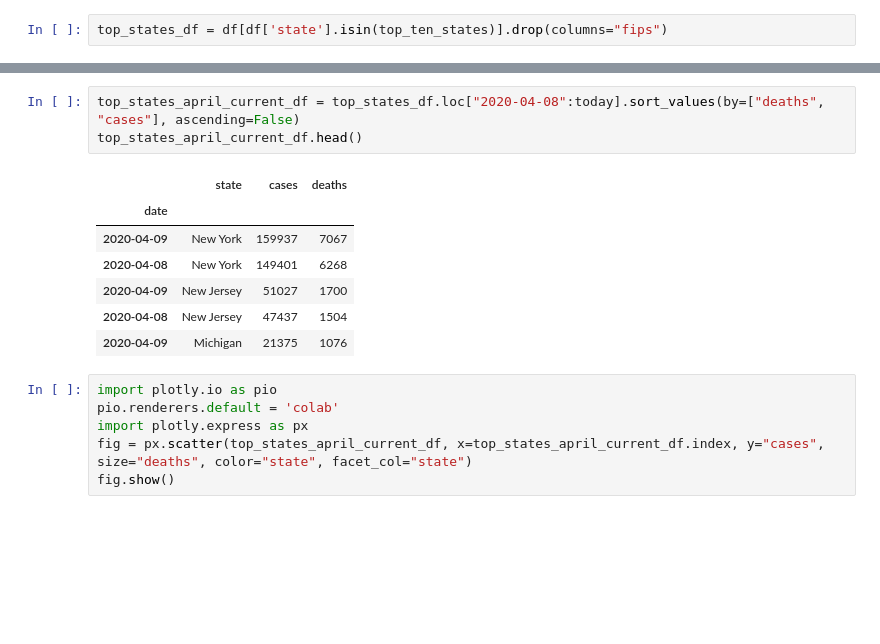
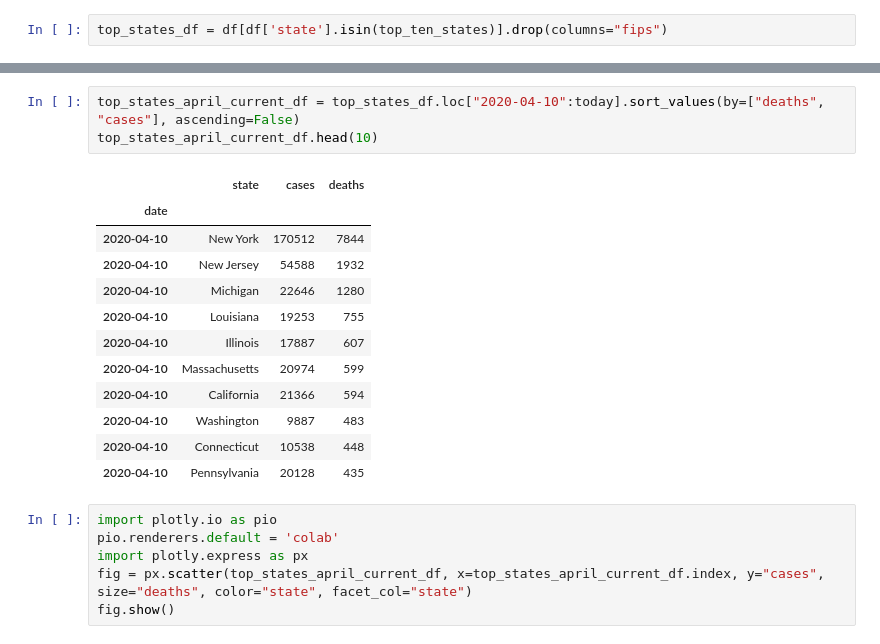
Before and after one commit to leslieshanecr/covid-19-Hawaii, a Jupyter notebook: Covid_19_Hawaii.ipynb, the cells around one changed output, grey strips where cells are left out. Drawn from its saved outputs; the diff is of its cells as text; blank space fills up the shorter version.

```diff
--- a/Covid_19_Hawaii.ipynb
+++ b/Covid_19_Hawaii.ipynb
@@ -130,14 +139,19 @@ ax.fig.subplots_adjust(wspace=.2)
 # %%
-top_states_april_current_df = top_states_df.loc["2020-04-08":today].sort_values(by=["deaths", "cases"], ascending=False)
-top_states_april_current_df.head()
+top_states_april_current_df = top_states_df.loc["2020-04-10":today].sort_values(by=["deaths", "cases"], ascending=False)
+top_states_april_current_df.head(10)
 # %% [output]
 |  | state | cases | deaths |
 | date |  |  |  |
-| 2020-04-09 | New York | 159937 | 7067 |
-| 2020-04-08 | New York | 149401 | 6268 |
-| 2020-04-09 | New Jersey | 51027 | 1700 |
-| 2020-04-08 | New Jersey | 47437 | 1504 |
-| 2020-04-09 | Michigan | 21375 | 1076 |
+| 2020-04-10 | New York | 170512 | 7844 |
+| 2020-04-10 | New Jersey | 54588 | 1932 |
+| 2020-04-10 | Michigan | 22646 | 1280 |
+| 2020-04-10 | Louisiana | 19253 | 755 |
+| 2020-04-10 | Illinois | 17887 | 607 |
+| 2020-04-10 | Massachusetts | 20974 | 599 |
+| 2020-04-10 | California | 21366 | 594 |
+| 2020-04-10 | Washington | 9887 | 483 |
+| 2020-04-10 | Connecticut | 10538 | 448 |
+| 2020-04-10 | Pennsylvania | 20128 | 435 |
 # %%
 import plotly.io as pio
 pio.renderers.default = 'colab'
```
Also changed, not shown: parts of 17 cells of this notebook.
